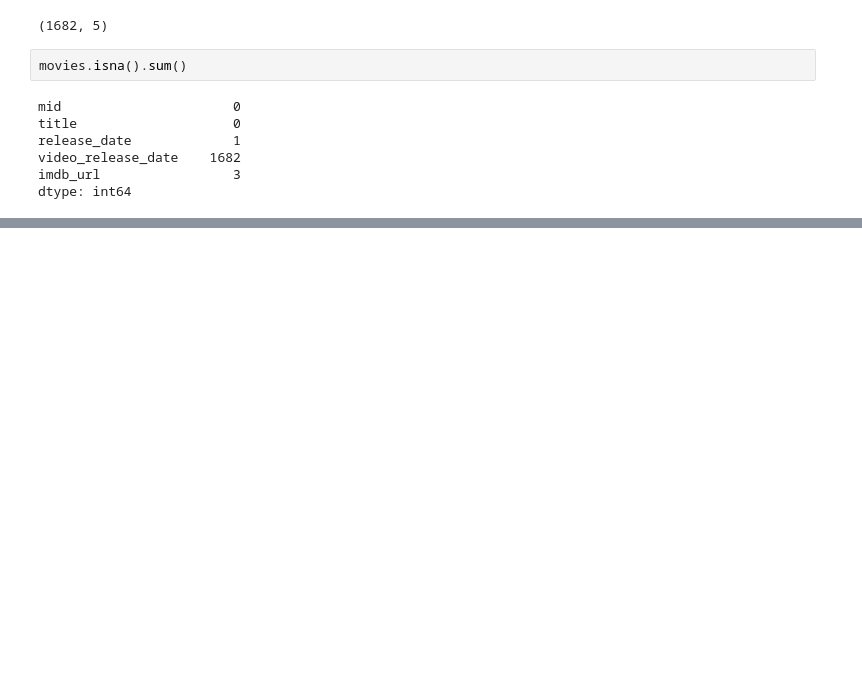
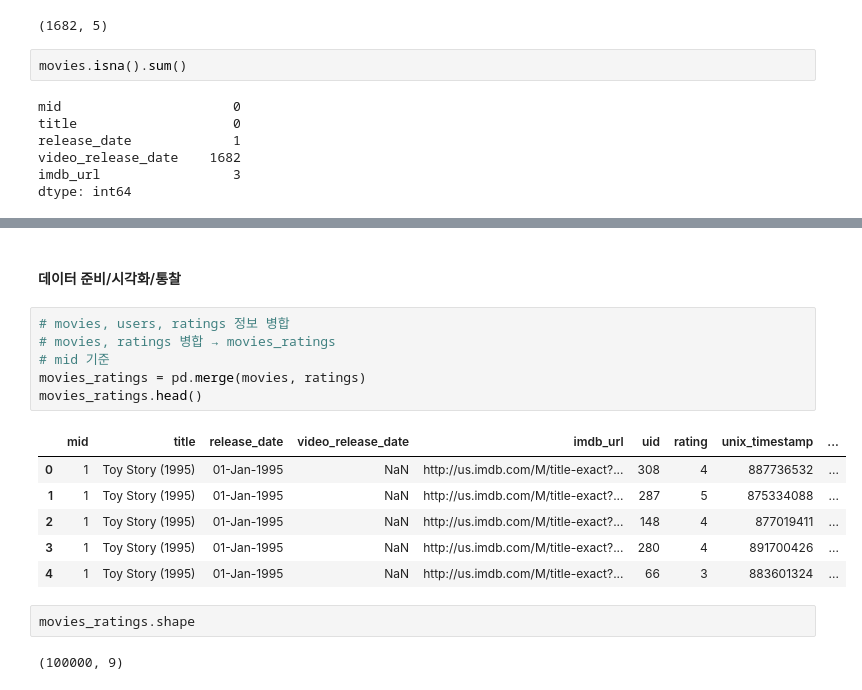
Before and after one commit to yeonkyungJoo/py_projects, a Jupyter notebook: ml/extend/추천 시스템_영화평점데이터 기반.ipynb, the cells around one changed output, grey strips where cells are left out. Cells and saved outputs as stored; diff of their text form; blank space fills up the shorter version.

```diff
--- a/ml/extend/추천 시스템_영화평점데이터 기반.ipynb
+++ b/ml/extend/추천 시스템_영화평점데이터 기반.ipynb
@@ -31,0 +76,19 @@ dtype: int64
+# %% [markdown]
+#### 데이터 준비/시각화/통찰
+# %%
+# movies, users, ratings 정보 병합
+# movies, ratings 병합 → movies_ratings
+# mid 기준
+movies_ratings = pd.merge(movies, ratings)
+movies_ratings.head()
+# %% [output]
+|  | mid | title | release_date | video_release_date | imdb_url | uid | rating | unix_timestamp | ... |
+| 0 | 1 | Toy Story (1995) | 01-Jan-1995 | NaN | http://us.imdb.com/M/title-exact?... | 308 | 4 | 887736532 | ... |
+| 1 | 1 | Toy Story (1995) | 01-Jan-1995 | NaN | http://us.imdb.com/M/title-exact?... | 287 | 5 | 875334088 | ... |
+| 2 | 1 | Toy Story (1995) | 01-Jan-1995 | NaN | http://us.imdb.com/M/title-exact?... | 148 | 4 | 877019411 | ... |
+| 3 | 1 | Toy Story (1995) | 01-Jan-1995 | NaN | http://us.imdb.com/M/title-exact?... | 280 | 4 | 891700426 | ... |
+| 4 | 1 | Toy Story (1995) | 01-Jan-1995 | NaN | http://us.imdb.com/M/title-exact?... | 66 | 3 | 883601324 | ... |
+# %%
+movies_ratings.shape
+# %% [output]
+(100000, 9)
```
Also changed, not shown: parts of 26 cells of this notebook, 1 other file.
